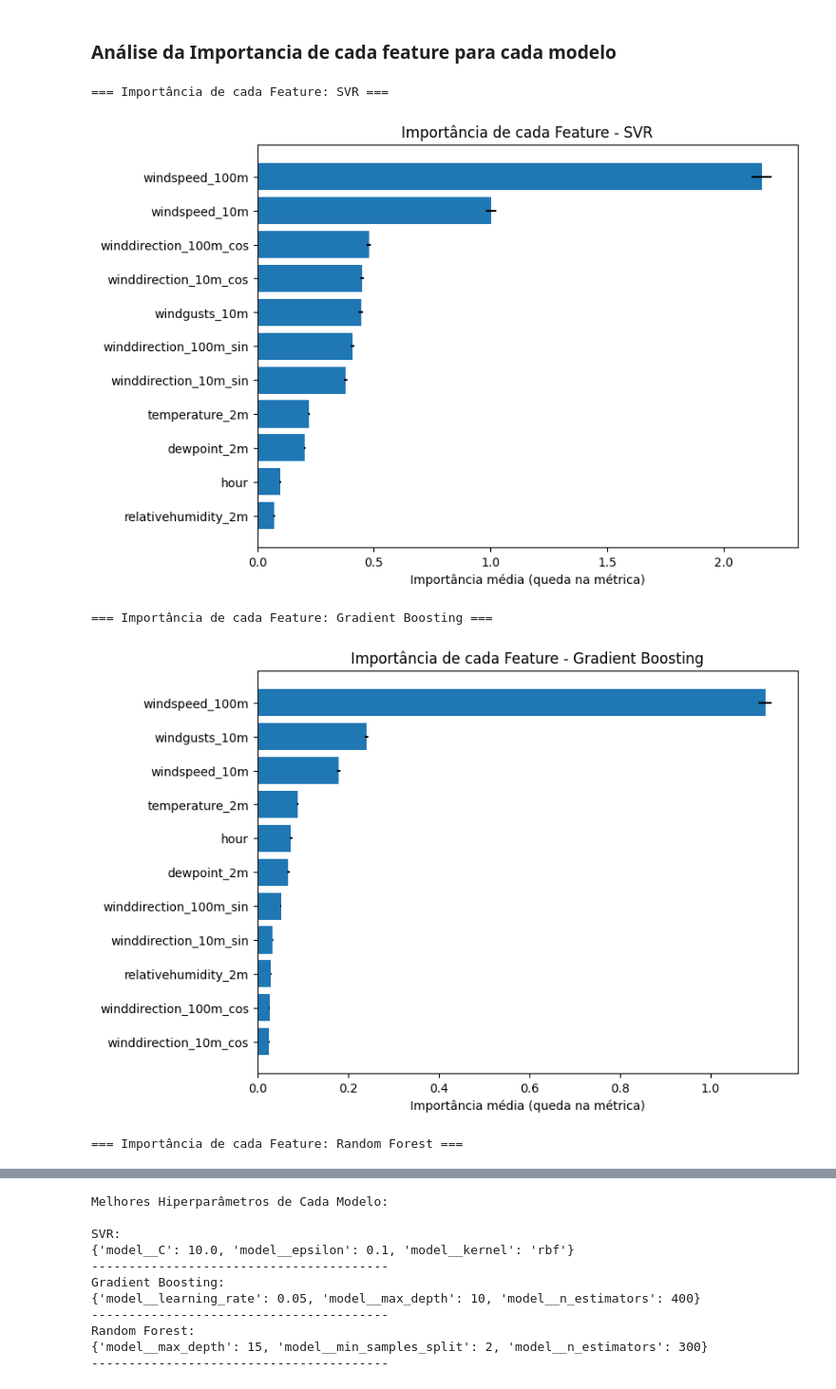
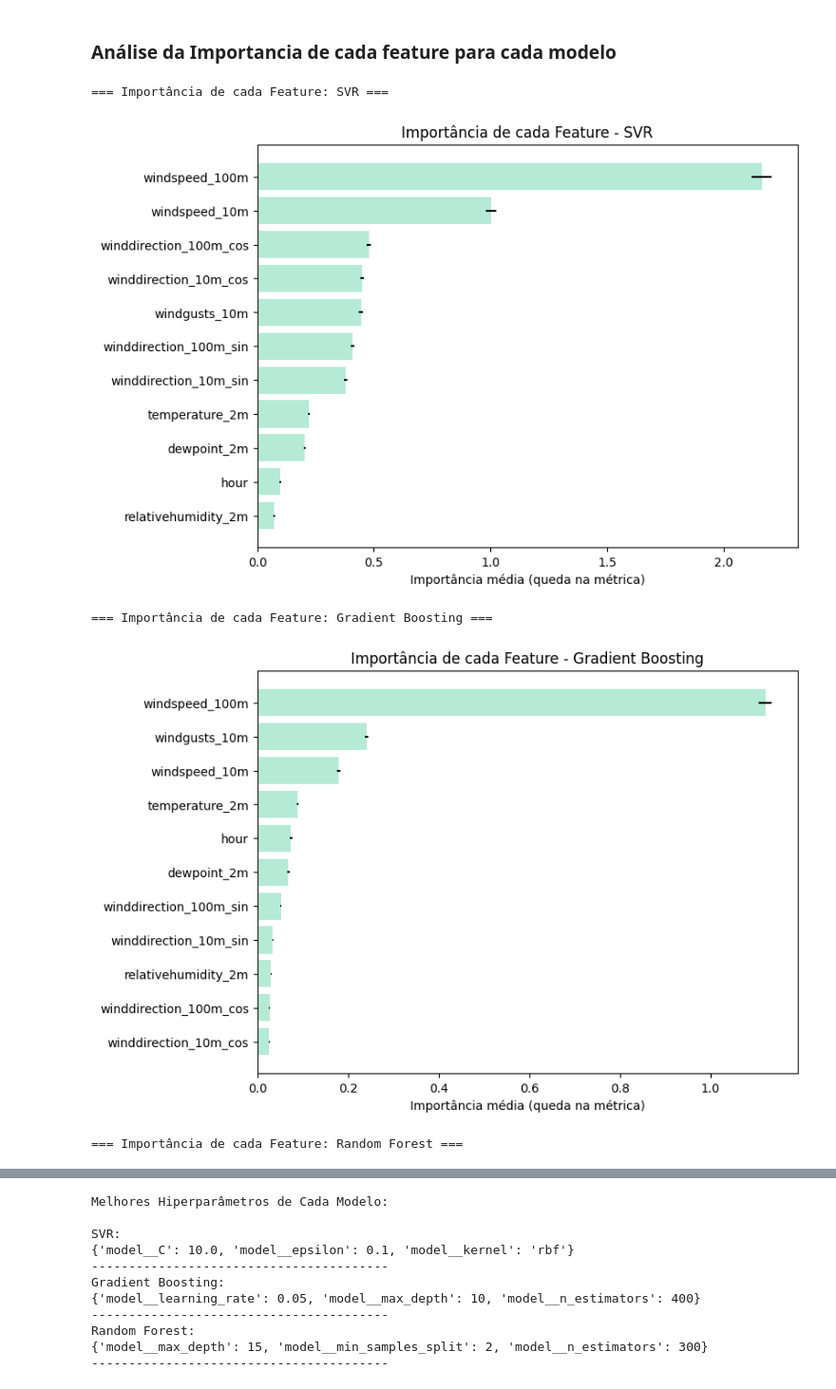
Before and after one commit to mariaclaraps/projeto-ciencia-dos-dados, a Jupyter notebook: notebooks/wind-power-generation-regression.ipynb, the cells around one changed output, grey strips where cells are left out. Shown at 95% size. Cells and saved outputs as stored; diff of their text form; code cells hidden in the pictures.

```diff
--- a/notebooks/wind-power-generation-regression.ipynb
+++ b/notebooks/wind-power-generation-regression.ipynb
@@ -298,27 +298,27 @@ plt.show()
 # %%
 from sklearn.inspection import permutation_importance
 
 for name, grid in best_models.items():
     model = grid.best_estimator_
 
     print(f"\n=== Importância de cada Feature: {name} ===")
 
     result = permutation_importance(model, X_test, y_test, n_repeats=10, random_state=42)
 
     importance_df = pd.DataFrame({
         "feature": X_test.columns,
         "importance_mean": result.importances_mean,
         "importance_std": result.importances_std
     }).sort_values(by="importance_mean", ascending=True)
 
     plt.figure(figsize=(8,6))
-    plt.barh(importance_df["feature"], importance_df["importance_mean"], xerr=importance_df["importance_std"])
+    plt.barh(importance_df["feature"], importance_df["importance_mean"], xerr=importance_df["importance_std"], color="#B5EAD7")
     plt.title(f"Importância de cada Feature - {name}")
     plt.xlabel("Importância média (queda na métrica)")
     plt.show()
 # %% [output]
 === Importância de cada Feature: SVR ===
-[figure, old version]
+[figure, new version]
 === Importância de cada Feature: Gradient Boosting ===
-[figure, old version]
+[figure, new version]
 === Importância de cada Feature: Random Forest ===
```
Also changed, not shown: parts of 2 cells of this notebook.
